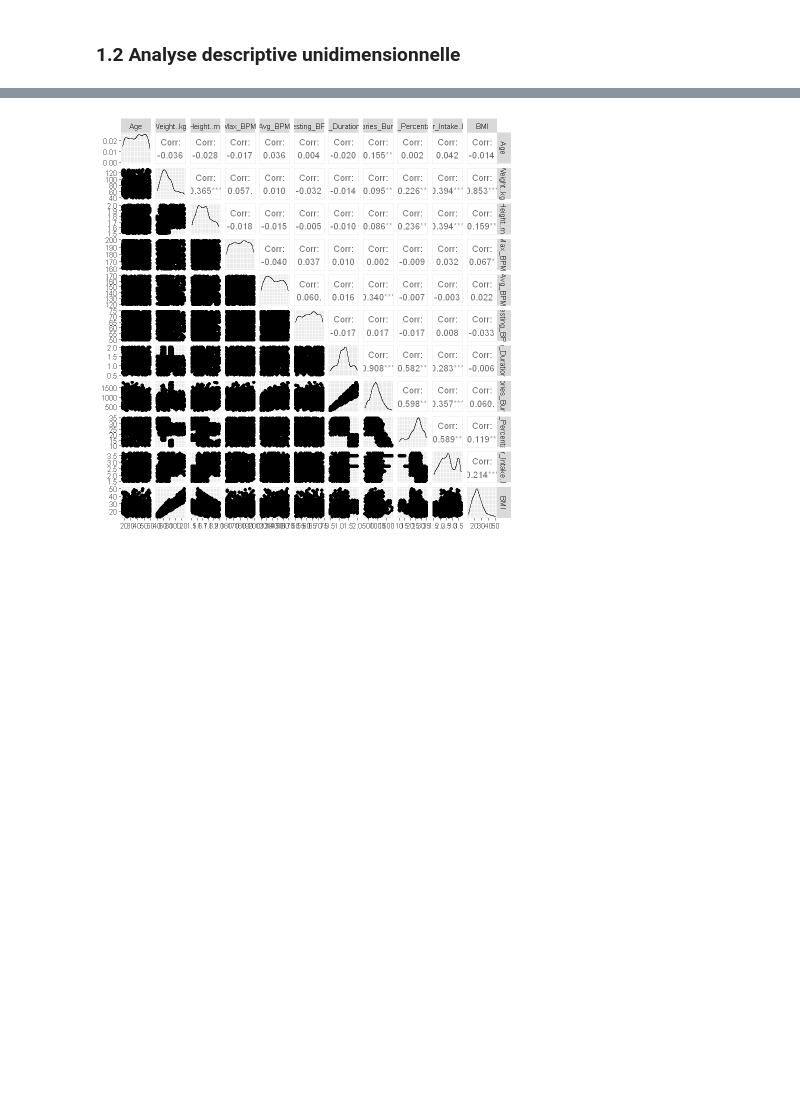
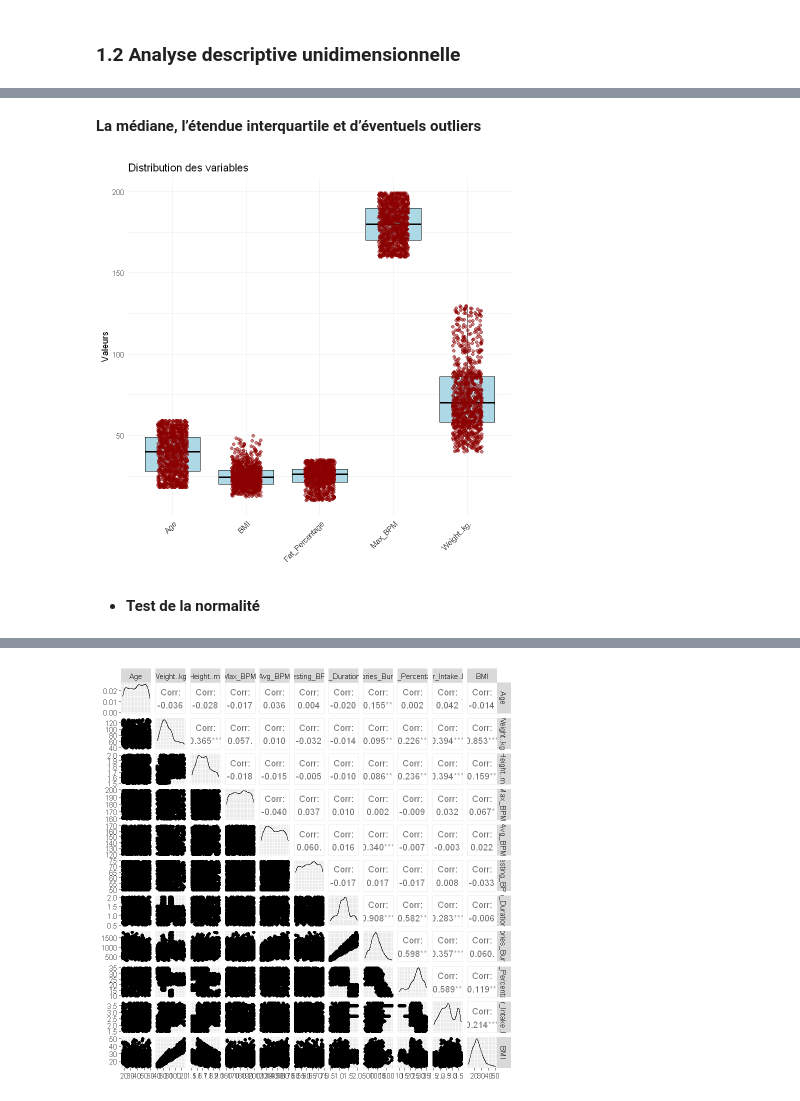
Before and after one commit to Anhquannnnnn/Machine-Learning, a Jupyter notebook: R.ipynb, the cells around one changed output, grey strips where cells are left out. Drawn from its saved outputs; the diff is of its cells as text; code cells hidden in the pictures; blank space fills up the shorter version.

```diff
--- a/R.ipynb
+++ b/R.ipynb
@@ -130,0 +160,22 @@ num <- data %>% select(-all_of(cat_cols))
+# %% [markdown]
+**La médiane, l’étendue interquartile et d’éventuels outliers**
+# %%
+box_cols = c("Age", "Weight..kg.", "Max_BPM", "Fat_Percentage", "BMI" )
+
+num_long <- num[box_cols] %>%
+  pivot_longer( cols = everything(), names_to = "Variable", values_to = "Valeur")
+
+ggplot(num_long, aes(x = Variable, y = Valeur)) +
+  geom_boxplot(
+    fill = "lightblue",
+    color = "black",
+    outlier.shape = NA
+  ) +
+  geom_jitter(width = 0.2, alpha = 0.5, color = "darkred", size = 1.5 ) +
+  labs( title = "Distribution des variables", x = "", y = "Valeurs" ) +
+  theme_minimal() +
+  theme(axis.text.x = element_text(angle = 45, hjust = 1))
+# %% [output]
+[figure, added]
+# %% [markdown]
+- **Test de la normalité**
```
Also changed, not shown: parts of 9 cells of this notebook.
